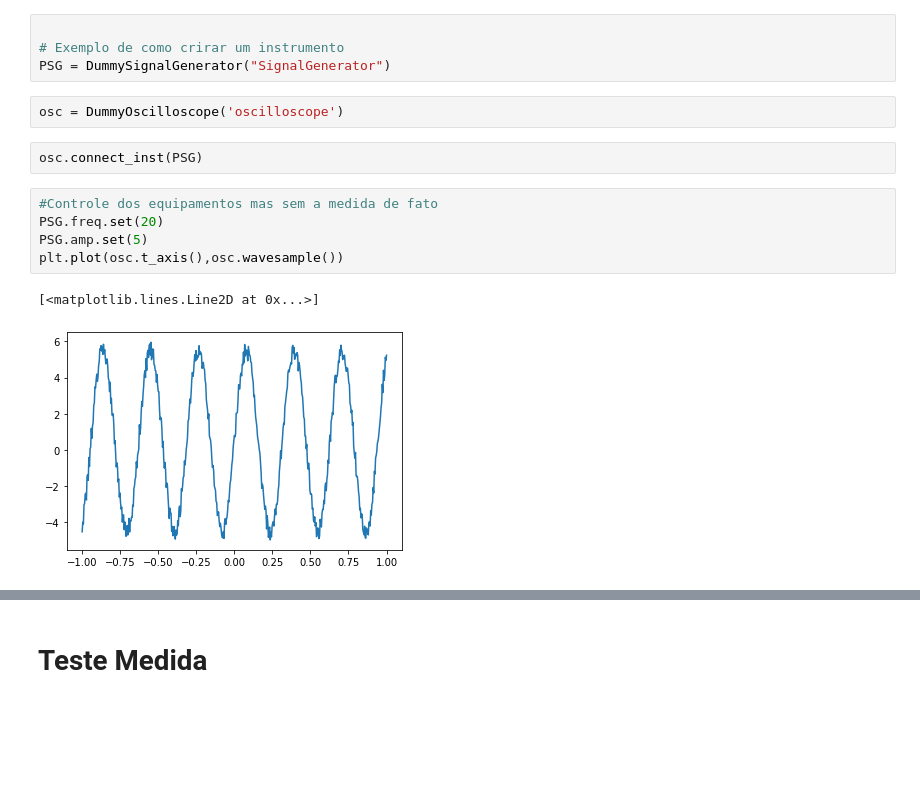
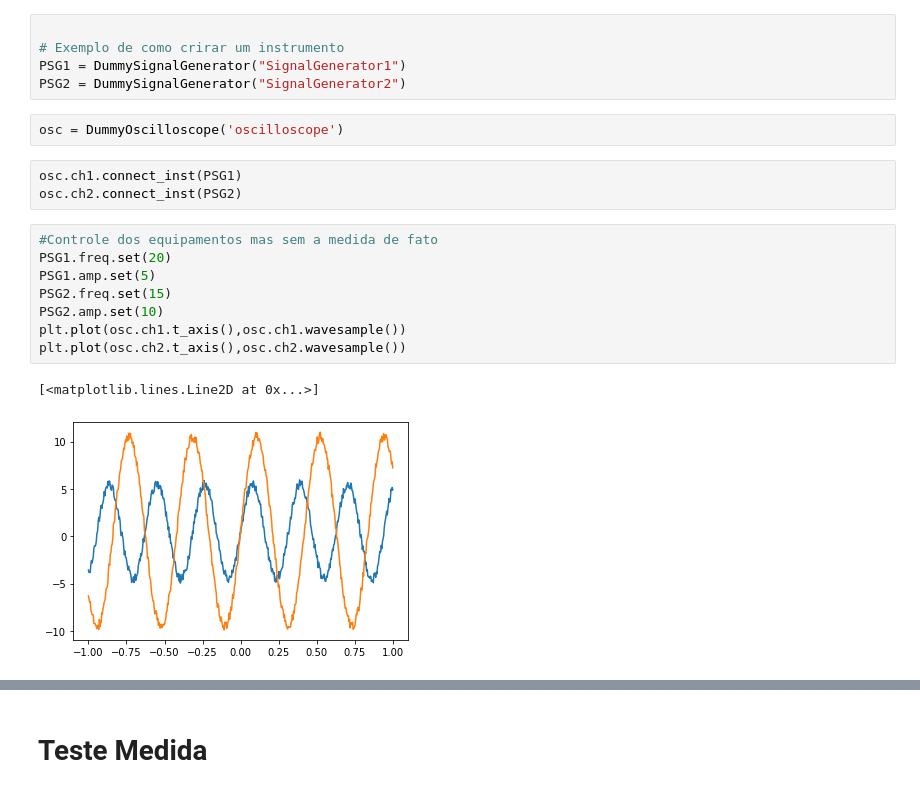
Before and after one commit to quantum-devices-physics-lab/measurement-instruments-python, a Jupyter notebook: QCodes_teste.ipynb, the cells around one changed output, grey strips where cells are left out. Drawn from its saved outputs; the diff is of its cells as text; blank space fills up the shorter version.

```diff
--- a/QCodes_teste.ipynb
+++ b/QCodes_teste.ipynb
@@ -40,17 +40,22 @@ from lab_qcodes import *
 # %%
 
 # Exemplo de como crirar um instrumento
-PSG = DummySignalGenerator("SignalGenerator")
+PSG1 = DummySignalGenerator("SignalGenerator1")
+PSG2 = DummySignalGenerator("SignalGenerator2")
 # %%
 osc = DummyOscilloscope('oscilloscope')
-# %%
-osc.connect_inst(PSG)
+# %%
+osc.ch1.connect_inst(PSG1)
+osc.ch2.connect_inst(PSG2)
 # %%
 #Controle dos equipamentos mas sem a medida de fato
-PSG.freq.set(20)
-PSG.amp.set(5)
-plt.plot(osc.t_axis(),osc.wavesample())
+PSG1.freq.set(20)
+PSG1.amp.set(5)
+PSG2.freq.set(15)
+PSG2.amp.set(10)
+plt.plot(osc.ch1.t_axis(),osc.ch1.wavesample())
+plt.plot(osc.ch2.t_axis(),osc.ch2.wavesample())
 # %% [output]
 [<matplotlib.lines.Line2D at 0x...>]
-[figure, old version]
+[figure, new version]
 # %%
```
Also changed, not shown: parts of 6 cells of this notebook.
